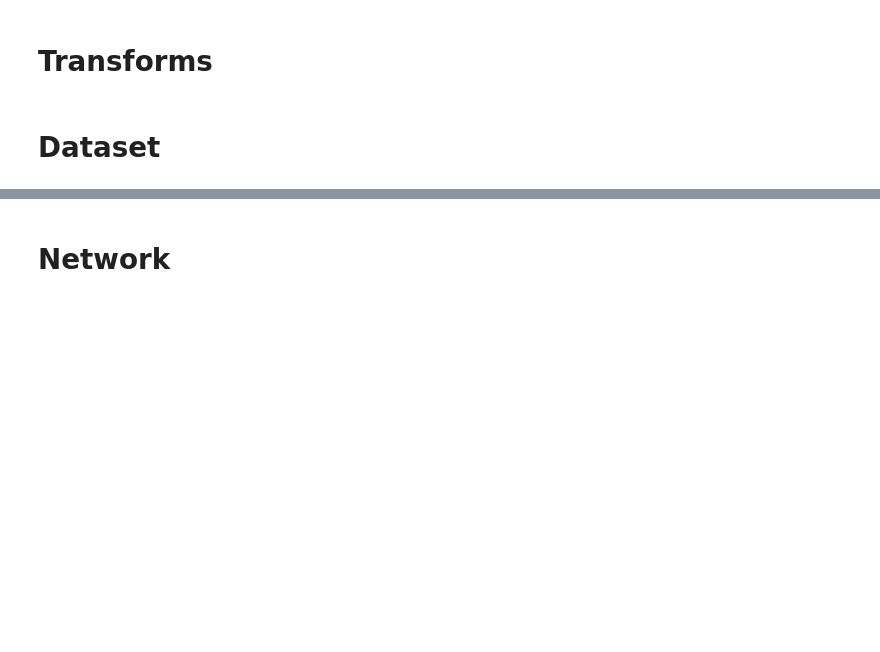
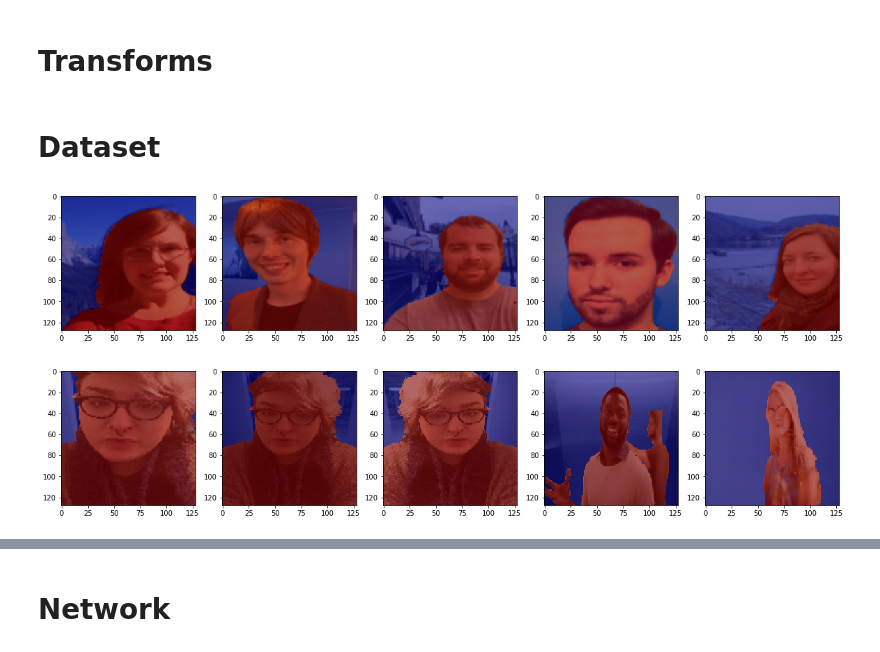
Before and after one commit to kboroszko/NN2, a Jupyter notebook: third_self_aug.ipynb, the cells around one changed output, grey strips where cells are left out. Saved outputs shown, nothing was run; the diff lists cells and outputs as text; code cells hidden in the pictures; blank space fills up the shorter version.

Commit message:
changed toTensor

```diff
--- a/third_self_aug.ipynb
+++ b/third_self_aug.ipynb
@@ -195,10 +202,11 @@ class ToTensor(object):
         # swap color axis because
         # numpy image: H x W x C
         # torch image: C X H X W
-        image = image.transpose((2, 0, 1))
-        mask = mask.transpose((2, 0, 1))
-        return {'image': torch.from_numpy(image),
-                'mask': torch.from_numpy(mask)}
+        image = TF.to_tensor(image)
+
+        mask = TF.to_tensor(mask)
+        return {'image': image,
+                'mask': mask}
 # %% [markdown]
 # **Dataset**
 # %%
@@ -234,16 +242,21 @@ class myDataset(Dataset):
 # %%
 scale = Rescale(256)
 crop = RandomCrop(127)
 composed = transforms.Compose([Rescale(150),
                                RandomCrop(128),
                               ToTensor(),
                               ])
 
+toten = ToTensor()
+
 numpy_dataset = myDataset(x, y)
 train_dataset_aug = myDataset(x, y, transform=composed)
-test_dataset = myDataset(x_test, y_test, transform=ToTensor())
+test_dataset = myDataset(x_test, y_test, transform=toten)
 
 # imshow_masked([train_dataset[i] for i in range(5)])
 
 imshow_masked([train_dataset_aug[i] for i in range(5)])
 imshow_masked([test_dataset[i] for i in range(5)])
+# %% [output]
+[figure, added]
+[figure, added]
```
Also changed, not shown: parts of 9 cells of this notebook.
